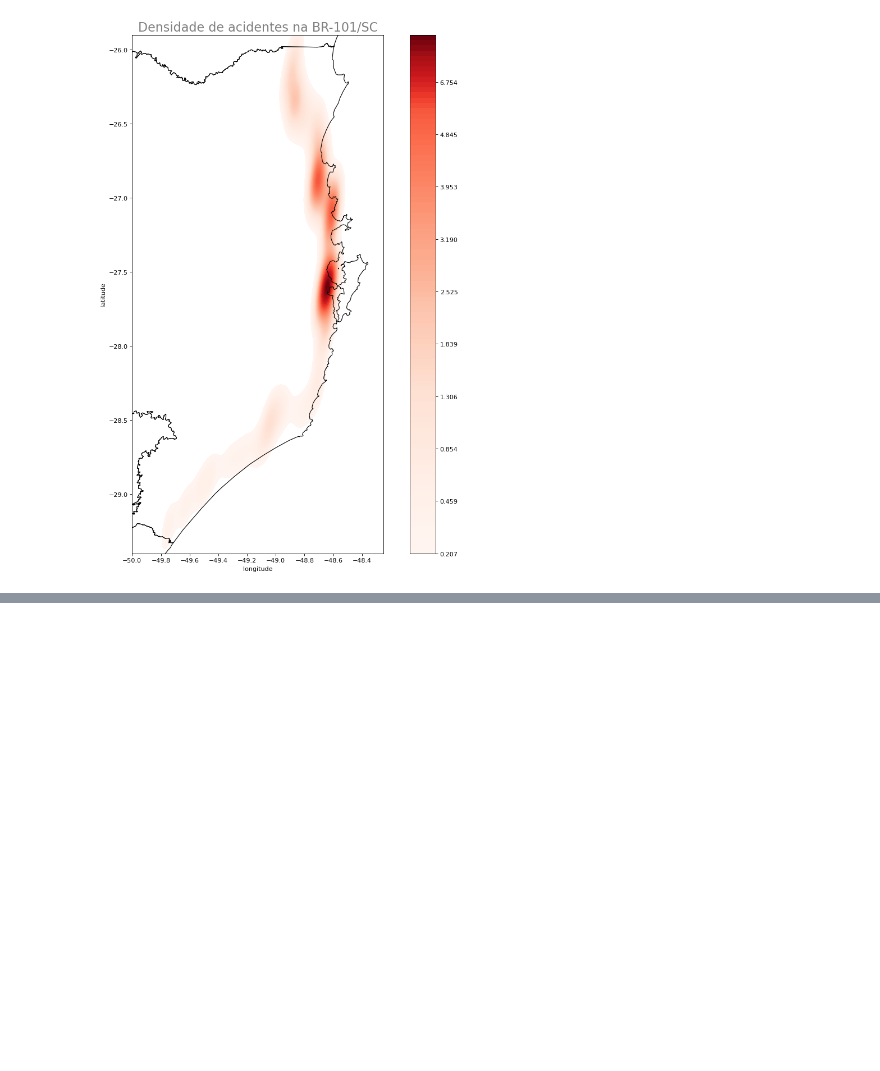
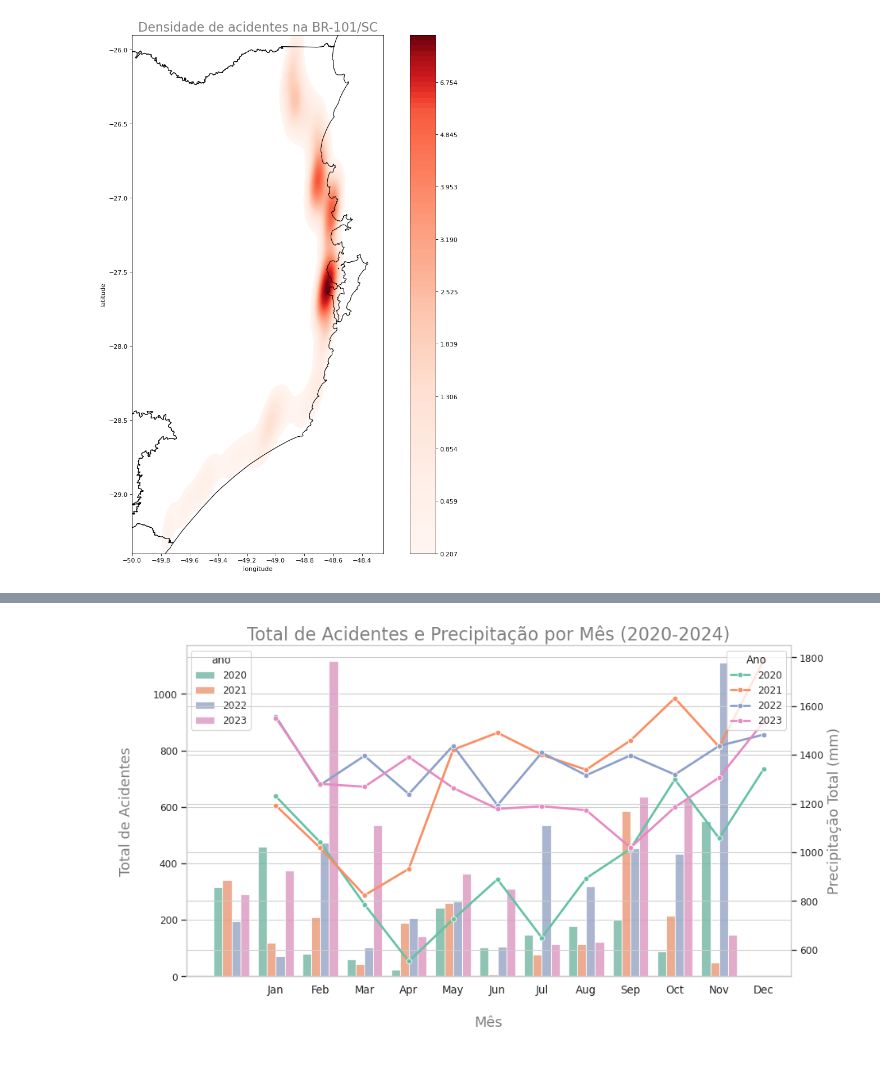
Before and after one commit to GuiBatalhoti/Dados_ANTT, a Jupyter notebook: notebooks/data_fusion_viz.ipynb, the cells around one changed output, grey strips where cells are left out. Drawn from its saved outputs; the diff is of its cells as text; code cells hidden in the pictures; blank space fills up the shorter version.

```diff
--- a/notebooks/data_fusion_viz.ipynb
+++ b/notebooks/data_fusion_viz.ipynb
@@ -349,0 +699,67 @@ plt.show()
+# %%
+import pandas as pd
+import seaborn as sns
+import matplotlib.pyplot as plt
+
+acidentes_group = acidentes_df.groupby(['ano', "mes"]).count().reset_index()
+precipitacao_mensal = precipitacao_latlog_df.groupby(['ano', "mes"])['PRECIPITAÇÃO TOTAL, HORÁRIO (mm)'].sum().reset_index()
+
+# Garantir que os meses estejam como inteiros
+acidentes_group["mes"] = acidentes_group["mes"].astype(int)
+precipitacao_mensal["mes"] = precipitacao_mensal["mes"].astype(int)
+
+todos_meses = pd.DataFrame({"mes": range(1, 13)})
+
+precipitacao_group = pd.merge(todos_meses, precipitacao_mensal, on="mes", how="left").fillna(0)
+acidentes_group = pd.merge(todos_meses, acidentes_group, on="mes", how="left").fillna(0)
+
+# Configuração do estilo do Seaborn
+sns.set_theme(style="whitegrid")
+
+fig, ax1 = plt.subplots(figsize=(12, 7), dpi=80)
+
+sns.barplot(
+    data=precipitacao_mensal,
+    x="mes",
+    y="PRECIPITAÇÃO TOTAL, HORÁRIO (mm)",
+    hue="ano",
+    dodge=True,
+    palette="Set2",
+    alpha=0.8,
+    ax=ax1
+)
+
+ax2 = ax1.twinx()
+
+# Linha de acidentes por mês
+sns.lineplot(
+    data=acidentes_group,
+    x="mes",
+    y="Data",
+    hue="ano",
+    marker='o',
+    palette="Set2",
+    linewidth=2.5,
+    markersize=6,
+    ax=ax2
+)
+
+# Ajustar rótulos e legenda
+ax2.set_ylabel("Precipitação Total (mm)", fontsize=16, color='gray')
+ax2.legend(title="Ano", loc="upper right")
+
+# Personalização do gráfico
+ax1.set_title("Total de Acidentes e Precipitação por Mês (2020-2024)", fontsize=20, color='gray')
+ax1.set_xticks(range(1, 13))
+ax1.set_xticklabels(["Jan", "Feb", "Mar", "Apr", "May", "Jun", "Jul", "Aug", "Sep", "Oct", "Nov", "Dec"], fontsize=12)
+ax1.set_xlabel("\nMês\n", fontsize=16, color='gray')
+ax1.set_ylabel("\nTotal de Acidentes\n", fontsize=16, color='gray')
+
+# Esconder bordas do gráfico principal
+ax1.spines["top"].set_visible(False)
+ax1.spines["right"].set_visible(False)
+
+plt.tight_layout()
+plt.show()
+# %% [output]
+[figure, added]
```
Also changed, not shown: parts of 7 cells of this notebook.
